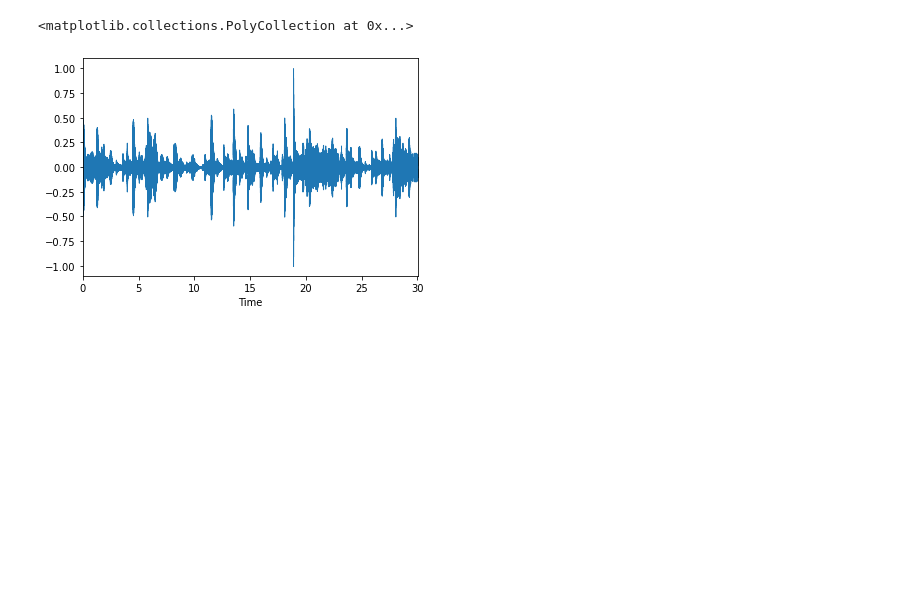
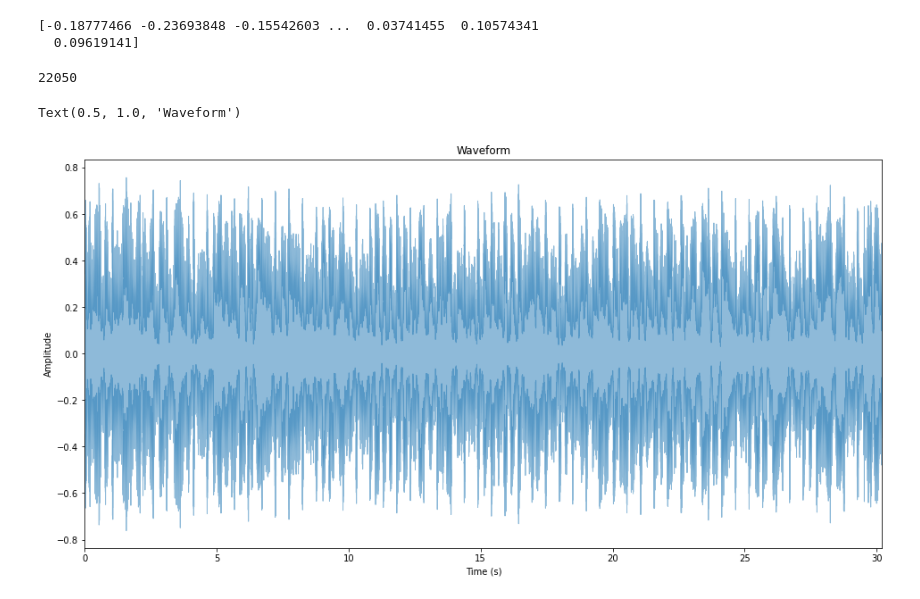
Before and after one commit to satyakamuju72/Music_Genre_Classification, a Jupyter notebook: Music_Genre_Classification.ipynb, the cells around one changed output. Saved outputs shown, nothing was run; the diff lists cells and outputs as text; code cells hidden in the pictures; blank space fills up the shorter version.

```diff
--- a/Music_Genre_Classification.ipynb
+++ b/Music_Genre_Classification.ipynb
@@ -150,6 +2,0 @@ plt.plot(t, normalize(spectral_rolloff), color='r')
-# %%
-x, fs = librosa.load('/content/Data/genres_original/blues/blues.00089.wav')
-librosa.display.waveplot(x, sr=sr)
-# %% [output]
-<matplotlib.collections.PolyCollection at 0x...>
-[figure, removed]
@@ -155,0 +13,26 @@ librosa.display.waveplot(x, sr=sr)
+# %%
+example_file = "/content/drive/MyDrive/Music Genre Classification/Data/genres_original/disco/disco.00001.wav"
+# %%
+# load audio file with Librosa
+signal, sample_rate = librosa.load(example_file)
+# %%
+print(signal)
+# %% [output]
+[-0.18777466 -0.23693848 -0.15542603 ...  0.03741455  0.10574341
+  0.09619141]
+# %%
+print(sample_rate)
+# %% [output]
+22050
+# %%
+FIG_SIZE = (16,8)
+# %%
+# WAVEFORM
+plt.figure(figsize=FIG_SIZE)
+librosa.display.waveplot(signal, sample_rate, alpha=0.5)
+plt.xlabel("Time (s)")
+plt.ylabel("Amplitude")
+plt.title("Waveform")
+# %% [output]
+Text(0.5, 1.0, 'Waveform')
+[figure, added]
```
Also changed, not shown: parts of 44 cells of this notebook.
